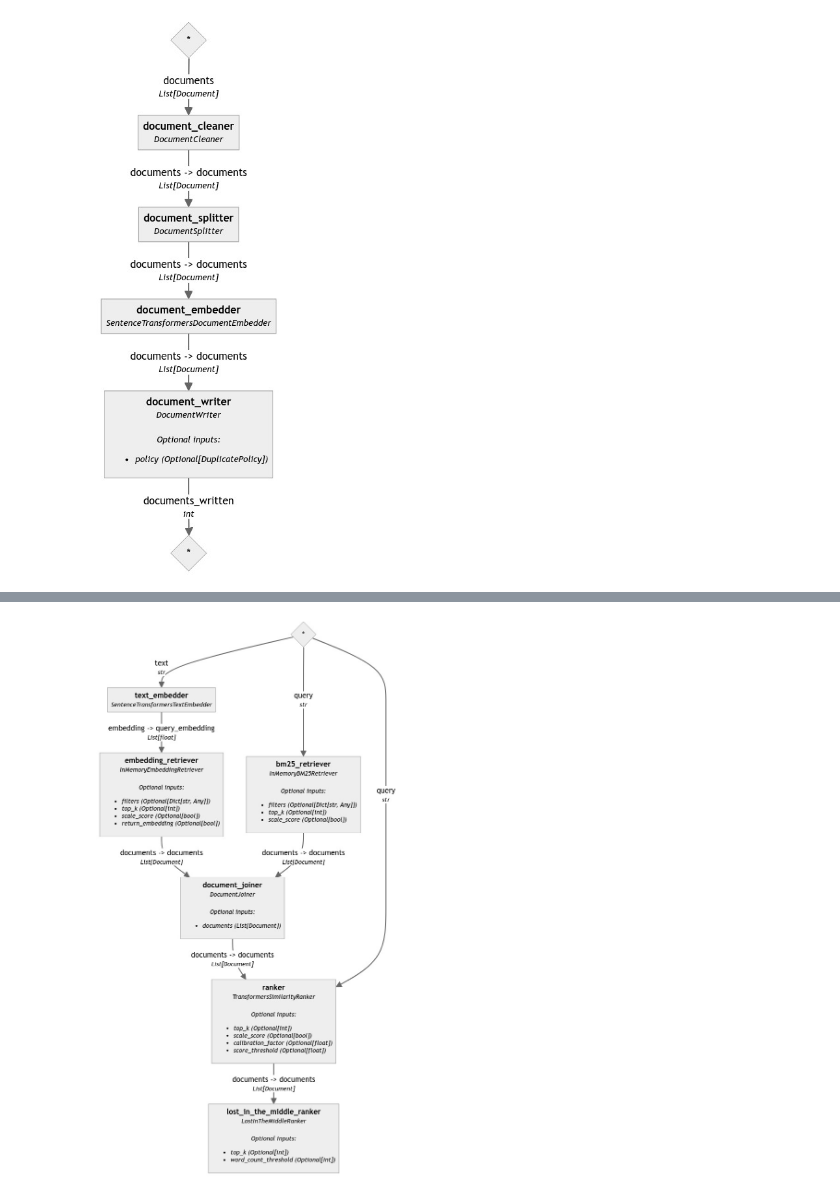
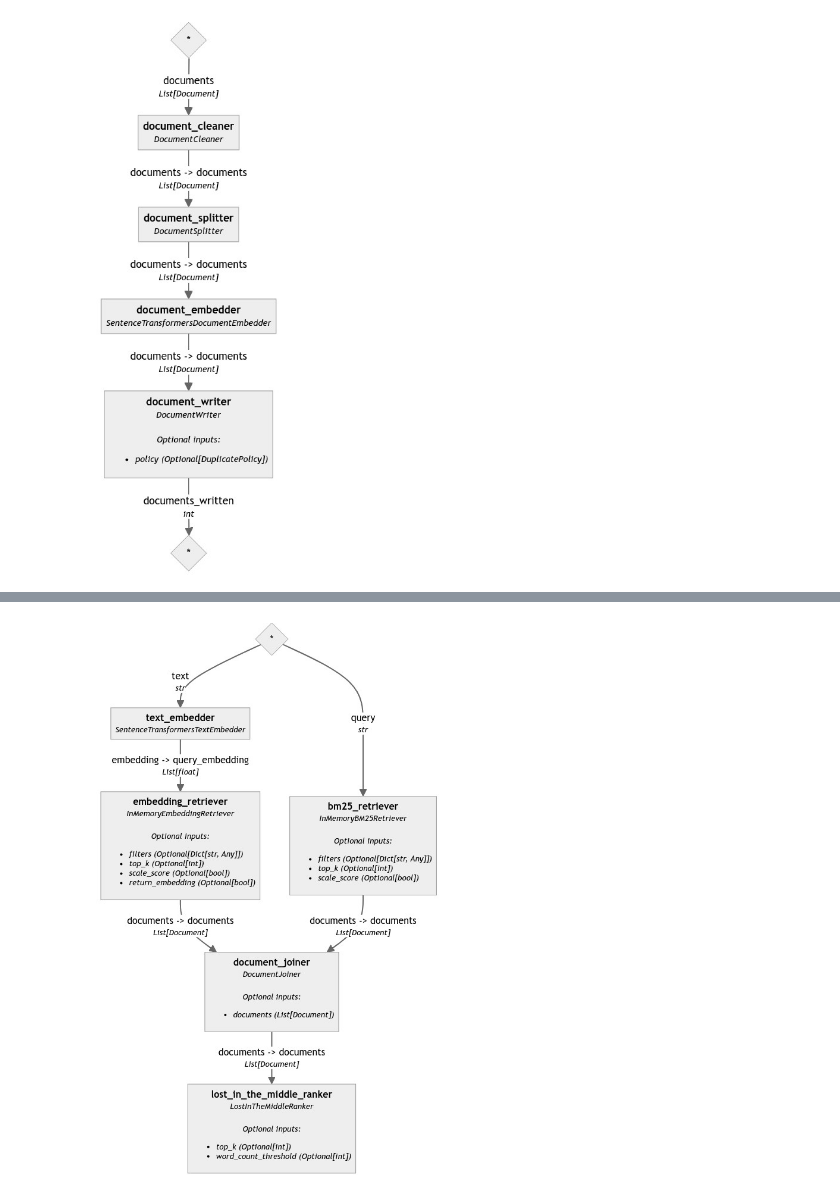
Before and after one commit to roman02s/hackaton-cbr, a Jupyter notebook: semantic_search/advanced_rag.ipynb, the cells around one changed output, grey strips where cells are left out. Drawn from its saved outputs; the diff is of its cells as text; code cells hidden in the pictures.

```diff
--- a/semantic_search/advanced_rag.ipynb
+++ b/semantic_search/advanced_rag.ipynb
@@ -64,36 +99,39 @@ from haystack.components.retrievers.in_memory import InMemoryBM25Retriever, InMe
 from haystack.components.embedders import SentenceTransformersTextEmbedder
 
 text_embedder = SentenceTransformersTextEmbedder(
-    model="BAAI/bge-small-en-v1.5", device=device
+    # model="BAAI/bge-small-en-v1.5",
+    model="intfloat/multilingual-e5-large",
+    device=ComponentDevice.from_str("cuda:0")
 )
 embedding_retriever = InMemoryEmbeddingRetriever(document_store)
 bm25_retriever = InMemoryBM25Retriever(document_store)
 # %%
 from haystack.components.joiners import DocumentJoiner
 
-document_joiner = DocumentJoiner(join_mode='reciprocal_rank_fusion', top_k=3)
+document_joiner = DocumentJoiner(join_mode='reciprocal_rank_fusion', top_k=10)
 # %%
 from haystack.components.rankers import TransformersSimilarityRanker, LostInTheMiddleRanker
 
-ranker = TransformersSimilarityRanker(model="BAAI/bge-reranker-base")
-lost_in_the_middle_ranker = LostInTheMiddleRanker(word_count_threshold=1024, top_k=3)
+# ranker = TransformersSimilarityRanker(model="BAAI/bge-reranker-base")
+lost_in_the_middle_ranker = LostInTheMiddleRanker(word_count_threshold=1024, top_k=10)
 # %%
 from haystack import Pipeline
 
 hybrid_retrieval = Pipeline()
 hybrid_retrieval.add_component("text_embedder", text_embedder)
 hybrid_retrieval.add_component("embedding_retriever", embedding_retriever)
 hybrid_retrieval.add_component("bm25_retriever", bm25_retriever)
 hybrid_retrieval.add_component("document_joiner", document_joiner)
-hybrid_retrieval.add_component("ranker", ranker)
+# hybrid_retrieval.add_component("ranker", ranker)
 hybrid_retrieval.add_component("lost_in_the_middle_ranker", lost_in_the_middle_ranker)
 
 hybrid_retrieval.connect("text_embedder", "embedding_retriever")
 hybrid_retrieval.connect("bm25_retriever", "document_joiner")
 hybrid_retrieval.connect("embedding_retriever", "document_joiner")
-hybrid_retrieval.connect("document_joiner", "ranker")
-hybrid_retrieval.connect("ranker", "lost_in_the_middle_ranker")
+hybrid_retrieval.connect("document_joiner", "lost_in_the_middle_ranker")
+# hybrid_retrieval.connect("document_joiner", "ranker")
+# hybrid_retrieval.connect("ranker", "lost_in_the_middle_ranker")
 # %% [output]
-[figure, old version]
+[figure, new version]
 # %%
 hybrid_retrieval.draw("hybrid-retrieval.png")
```
Also changed, not shown: parts of 21 cells of this notebook.
